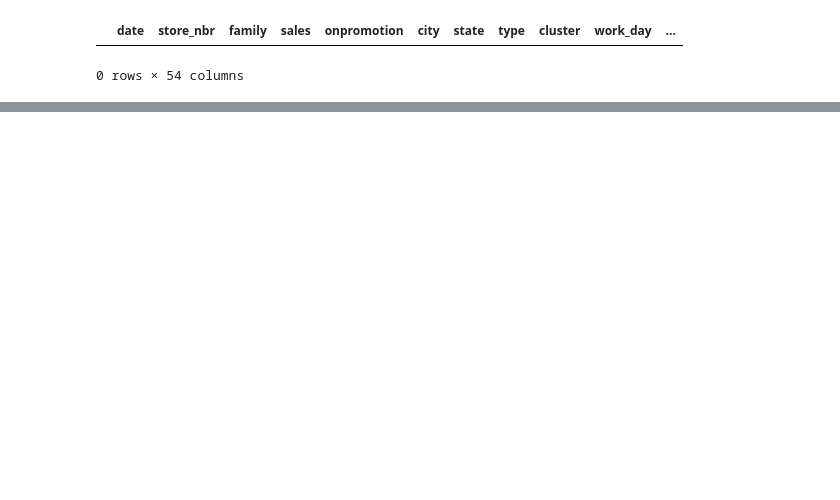
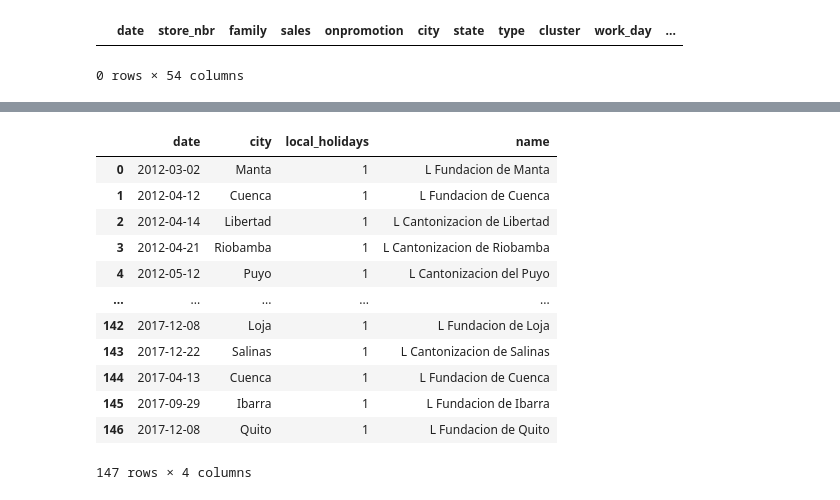
Before and after one commit to IvkovicDanica/Store-sales-time-series, a Jupyter notebook: holidays.ipynb, the cells around one changed output, grey strips where cells are left out. Cells and saved outputs as stored; diff of their text form; code cells hidden in the pictures; blank space fills up the shorter version.

```diff
--- a/holidays.ipynb
+++ b/holidays.ipynb
@@ -131,0 +142,23 @@ len(train[train['N Black Friday']==1]['sales'])
+# %%
+local_holidays=pd.read_csv(r'local_holidays.csv', parse_dates=['date'])
+regional_holidays=pd.read_csv(r'regional_holidays.csv',parse_dates=['date'])
+national_holidays=pd.read_csv(r'national_holidays.csv', parse_dates=['date'])
+# %%
+local_holidays['name']=local_holidays['local_holidays'].copy()
+local_holidays.drop(columns=['local_holidays'])
+local_holidays['local_holidays']=1
+local_holidays
+# %% [output]
+|  | date | city | local_holidays | name |
+| 0 | 2012-03-02 | Manta | 1 | L Fundacion de Manta |
+| 1 | 2012-04-12 | Cuenca | 1 | L Fundacion de Cuenca |
+| 2 | 2012-04-14 | Libertad | 1 | L Cantonizacion de Libertad |
+| 3 | 2012-04-21 | Riobamba | 1 | L Cantonizacion de Riobamba |
+| 4 | 2012-05-12 | Puyo | 1 | L Cantonizacion del Puyo |
+| ... | ... | ... | ... | ... |
+| 142 | 2017-12-08 | Loja | 1 | L Fundacion de Loja |
+| 143 | 2017-12-22 | Salinas | 1 | L Cantonizacion de Salinas |
+| 144 | 2017-04-13 | Cuenca | 1 | L Fundacion de Cuenca |
+| 145 | 2017-09-29 | Ibarra | 1 | L Fundacion de Ibarra |
+| 146 | 2017-12-08 | Quito | 1 | L Fundacion de Quito |
+147 rows × 4 columns
```
Also changed, not shown: parts of 16 cells of this notebook.
